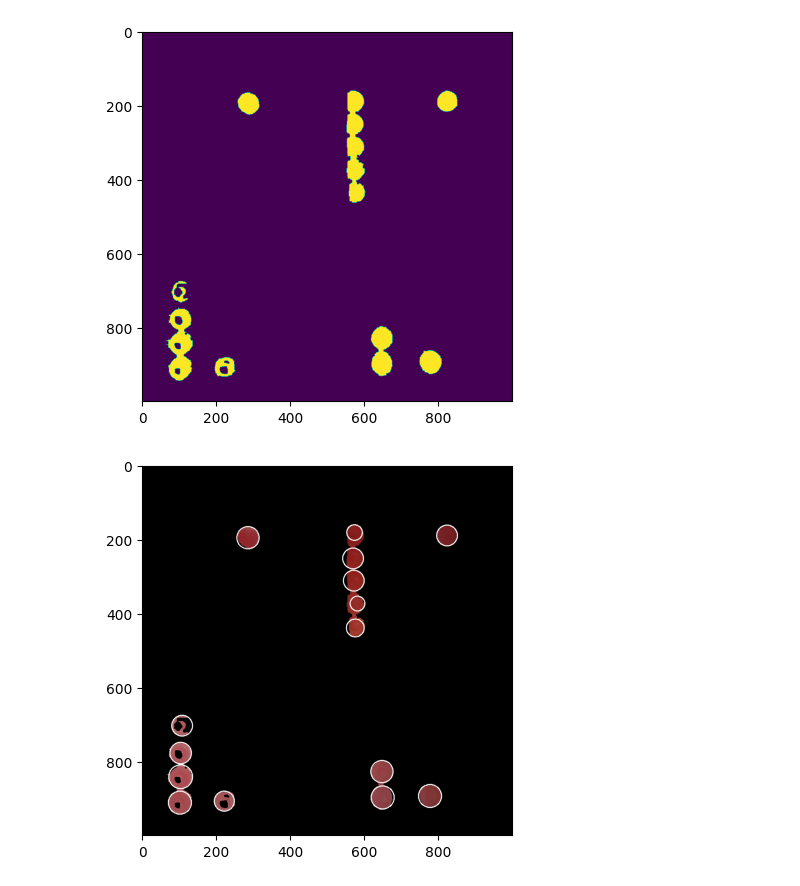
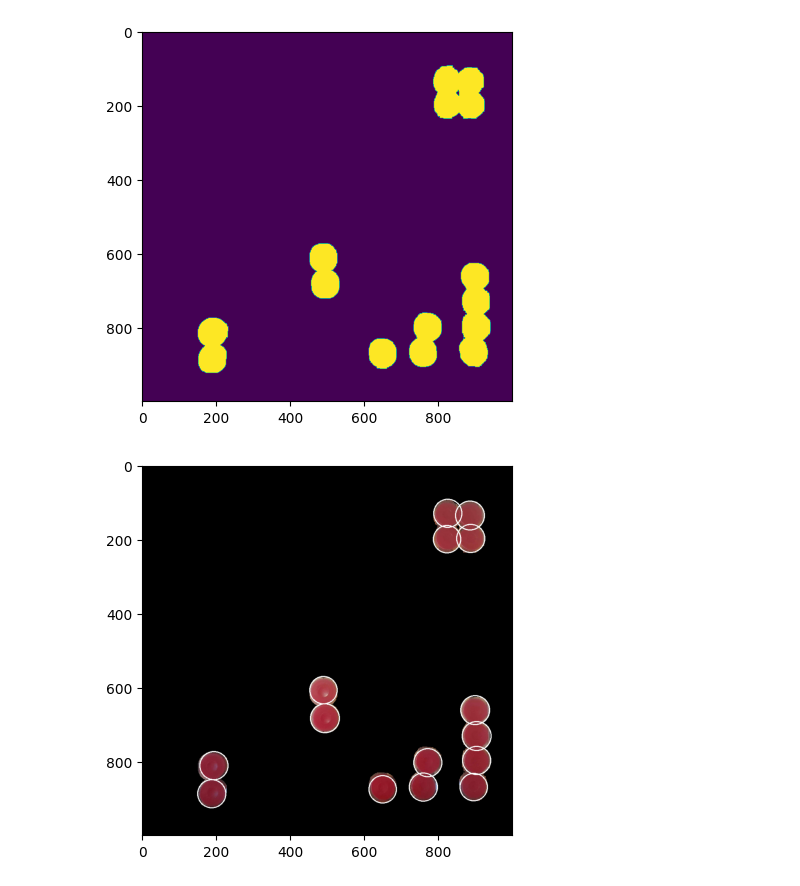
Before and after one commit to RobertKowalczewski/CVProject2, a Jupyter notebook: project2.ipynb, the cells around one changed output. Cells and saved outputs as stored; diff of their text form; code cells hidden in the pictures.

```diff
--- a/project2.ipynb
+++ b/project2.ipynb
@@ -4,7 +4,7 @@ import cv2
 import matplotlib.pyplot as plt
 from functions import *
 # %%
-board = cv2.imread('cropped/2.jpg')
+board = cv2.imread('uncropped/3.jpg')
 board = cv2.cvtColor(board, cv2.COLOR_BGR2RGB)
 # %%
 plt.imshow(board)
@@ -19,7 +19,7 @@ board_ = cv2.resize(board_, (1000,1000))
 # %%
 # detect white
 
-epsilon = 130
+epsilon = 190
 white_upper_range = np.array([255,255,255])
 white_lower_range = white_upper_range - epsilon
 
@@ -27,8 +27,8 @@ k = np.ones((11,11))
 whitemask = cv2.inRange(board_, white_lower_range, white_upper_range)
 whitemask = cv2.erode(whitemask, k)
 whitemask = cv2.erode(whitemask, k)
-whitemask = cv2.dilate(whitemask ,k)
-whitemask = cv2.dilate(whitemask ,k)
+#whitemask = cv2.dilate(whitemask ,k)
+#whitemask = cv2.dilate(whitemask ,k)
 whitemask = cv2.dilate(whitemask ,k)
 whitemask = cv2.dilate(whitemask ,k)
 
@@ -45,12 +45,16 @@ maxRadius = 40 #10
 
 circles = cv2.HoughCircles(whiteboard,cv2.HOUGH_GRADIENT, 1, minDist, param1=param1, param2=param2, minRadius=minRadius, maxRadius=maxRadius)
 
+drawable = np.array(board_)
+
 if circles is not None:
     circles = np.uint16(np.around(circles))
     for i in circles[0,:]:
-        cv2.circle(whiteboard, (i[0], i[1]), i[2], (0, 255, 0), 2)
+        cv2.circle(drawable, (i[0], i[1]), i[2], (0, 255, 0), 2)
 
 # Show result for testing:
+plt.imshow(drawable)
+plt.show()
 plt.imshow(whiteboard)
 plt.show()
 
@@ -92,9 +134,9 @@ redmask = mask0+mask1
 redmask = cv2.erode(redmask, k1)
 #redmask = cv2.erode(redmask, k1)
 #redmask = cv2.erode(redmask, k1)
-#redmask = cv2.dilate(redmask, k1)
-#redmask = cv2.dilate(redmask, k1)
-#redmask = cv2.dilate(redmask, k2)
+redmask = cv2.dilate(redmask, k1)
+redmask = cv2.dilate(redmask, k1)
+redmask = cv2.dilate(redmask, k1)
 #redmask = cv2.dilate(redmask, k2)
 #redmask = cv2.dilate(redmask, k2)
 
@@ -106,37 +148,37 @@ redboard[redmask==0] = 0
 # redboard = cv2.cvtColor(redboard, cv2.COLOR_RGB2GRAY)
 
 minDist = 30
-param1 = 40 #500
-param2 = 9 #200 #smaller value-> more false circles
-minRadius = 20
+param1 = 100 #canie threshold
+param2 = 6 #200 #smaller value-> more false circles
+minRadius = 30
 maxRadius = 40 #10
 
 
 circles = cv2.HoughCircles(redmask,cv2.HOUGH_GRADIENT, 1, minDist, param1=param1, param2=param2, minRadius=minRadius, maxRadius=maxRadius)
 
 if circles is not None:
     circles = np.uint16(np.around(circles))
     for i in circles[0,:]:
         cv2.circle(redboard, (i[0], i[1]), i[2], (255, 255, 255), 2)
 
 # Show result for testing:
 plt.imshow(redboard)
 plt.show()
 
 # output_img = np.array(board_)
 # output_img[np.where(redmask==0)] = 0
 
 # plt.imshow(output_img)
 # plt.show()
 
 # contours, _ = cv2.findContours(redmask, cv2.RETR_EXTERNAL, cv2.CHAIN_APPROX_SIMPLE)
 
 # red_pawns = np.array(board_)
 
 # cv2.drawContours(red_pawns, contours, -1, (0, 255, 0), 2)
 
 # plt.imshow(red_pawns)
 # plt.show()
 # %% [output]
-[figure, old version]
+[figure, new version]
-[figure, old version]
+[figure, new version]
```
Also changed, not shown: parts of 5 cells of this notebook, 5 other files.
